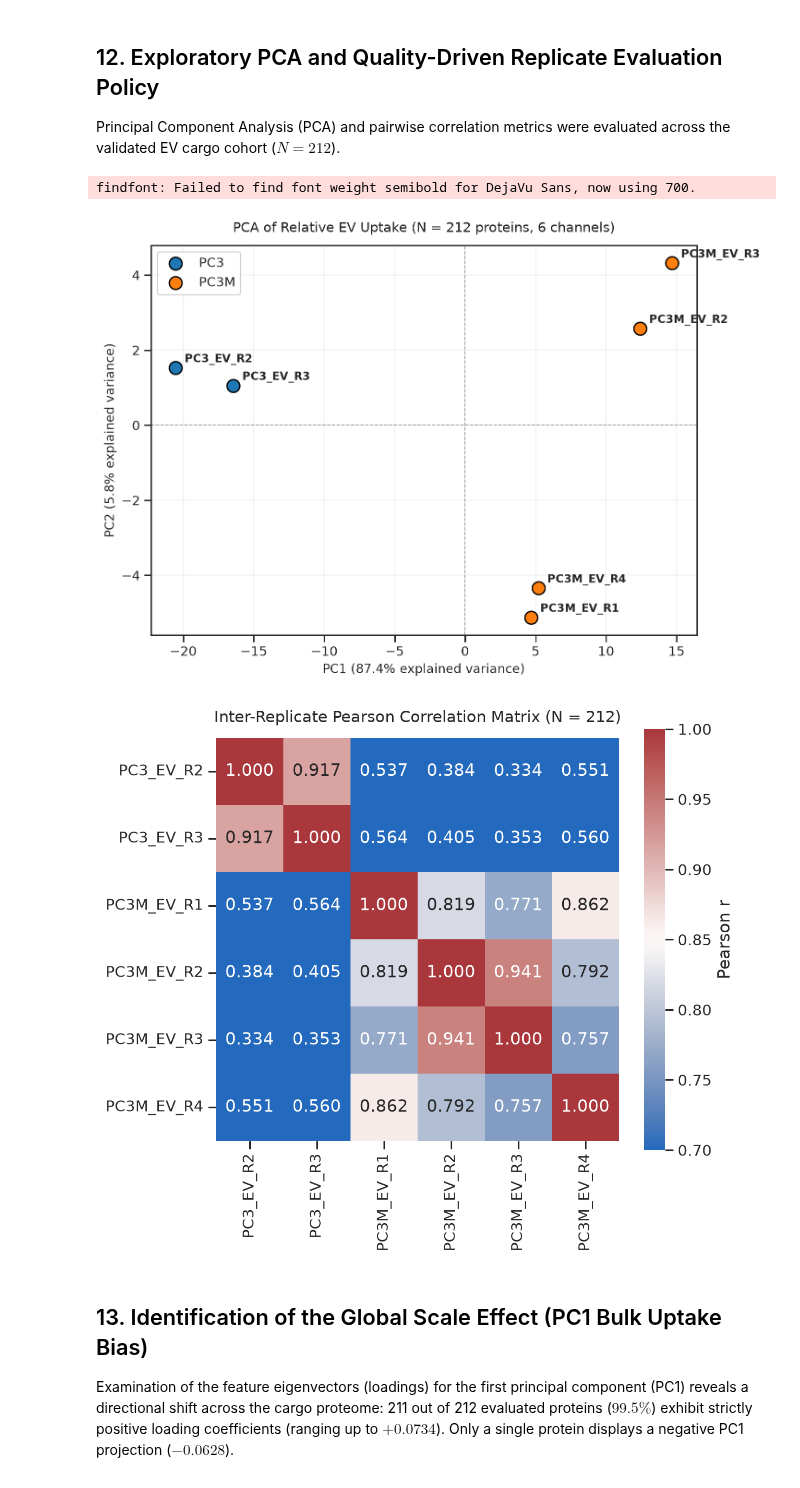
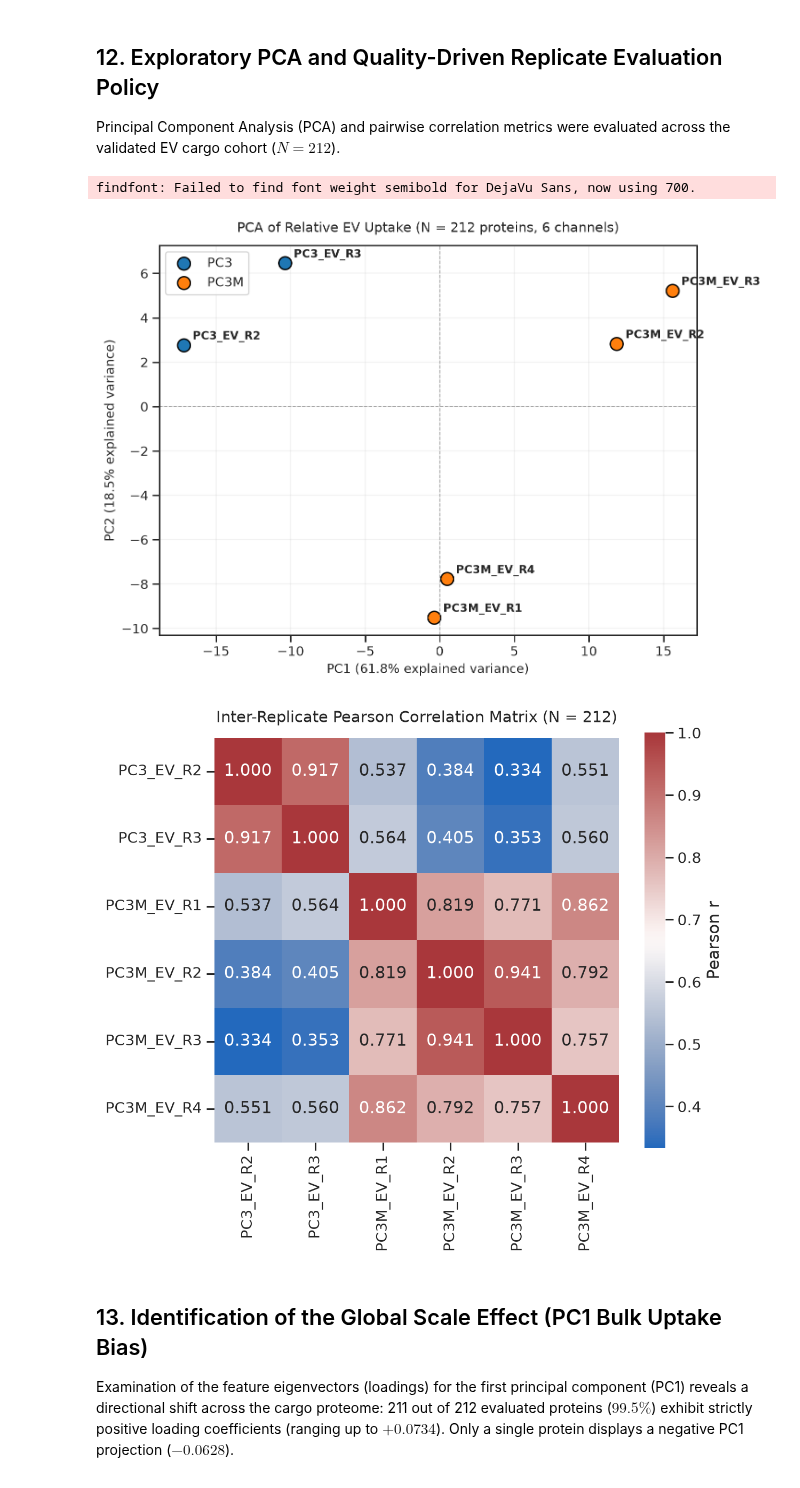
Before and after one commit to Dudkanist/ev-uptake-proteomics, a Jupyter notebook: main.ipynb, the cells around one changed output. Drawn from its saved outputs; the diff is of its cells as text; code cells hidden in the pictures.

```diff
--- a/main.ipynb
+++ b/main.ipynb
@@ -1217,7 +1217,8 @@ def normalize_uptake_212(df_in):
     # PC3 (R2, R3) with NTA 2x adjustment (-1.0 on a log2 scale)
     for col in ["PC3_EV_R2", "PC3_EV_R3"]:
         vals = df_clean[col].astype(float).values
-        df_log2_norm[f"norm_{col}"] = np.log2(vals) - log_spike_pc3 - 1.0
+        # df_log2_norm[f"norm_{col}"] = np.log2(vals) - log_spike_pc3 - 1.0
+        df_log2_norm[f"norm_{col}"] = np.log2(vals) - log_spike_pc3
 
     # PC3M (R1, R2, R3, R4)
     for col in ["PC3M_EV_R1", "PC3M_EV_R2", "PC3M_EV_R3", "PC3M_EV_R4"]:
@@ -1285,37 +1286,37 @@ plt.xlabel(f"PC1 ({var_pc1:.1f}% explained variance)", fontsize=11)
 plt.ylabel(f"PC2 ({var_pc2:.1f}% explained variance)", fontsize=11)
 plt.legend(frameon=True, facecolor="white", framealpha=0.9, loc="best")
 plt.grid(alpha=0.25)
 plt.tight_layout()
 plt.show()
 
 # 5. Pearson correlation matrix between 6 replicates
 plt.figure(figsize=(7, 6))
 clean_labels = [c.replace("norm_", "") for c in df_norm_212.columns]
 corr_matrix = df_norm_212.corr(method="pearson")
 corr_matrix.columns = clean_labels
 corr_matrix.index = clean_labels
 
 sns.heatmap(
     corr_matrix,
     annot=True,
     fmt=".3f",
     cmap="vlag",
-    vmin=0.70,
-    vmax=1.0,
+    # vmin=-1.0,
+    # vmax=1.0,
     cbar_kws={"label": "Pearson r"},
     square=True,
 )
 plt.title(
     f"Inter-Replicate Pearson Correlation Matrix (N = {len(df_norm_212)})",
     fontsize=12,
     pad=12,
 )
 plt.tight_layout()
 plt.show()
 # %% [output]
 findfont: Failed to find font weight semibold for DejaVu Sans, now using 700.
-[figure, old version]
+[figure, new version]
-[figure, old version]
+[figure, new version]
 # %% [markdown]
 ## 13. Identification of the Global Scale Effect (PC1 Bulk Uptake Bias)
 
```
Also changed, not shown: parts of 10 cells of this notebook, 4 other files.
